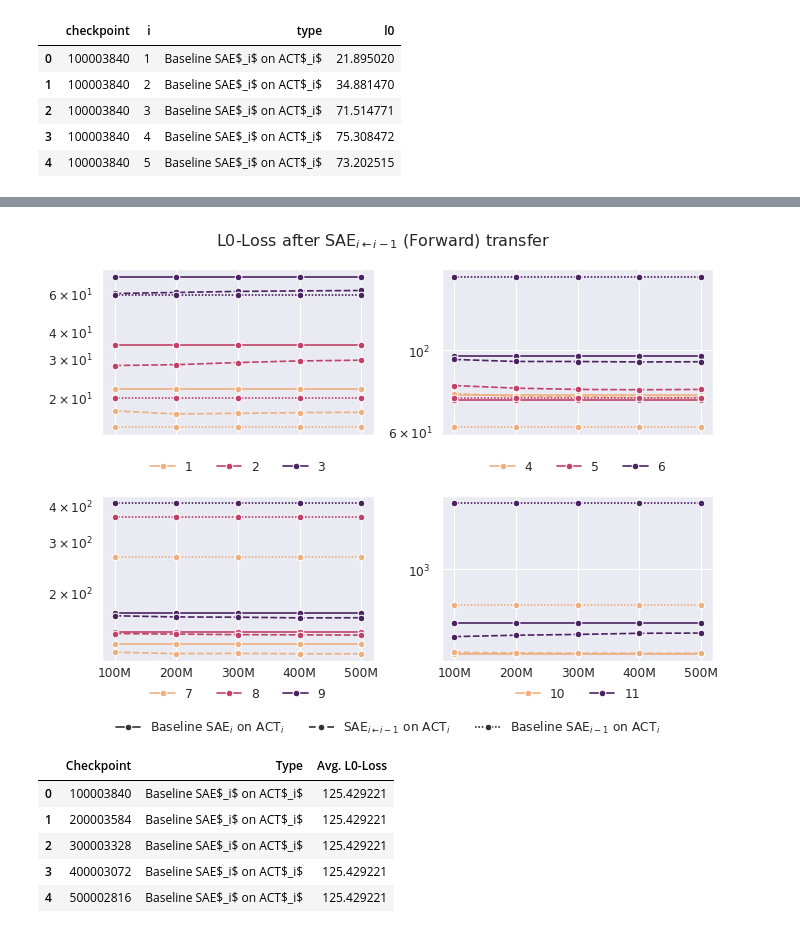
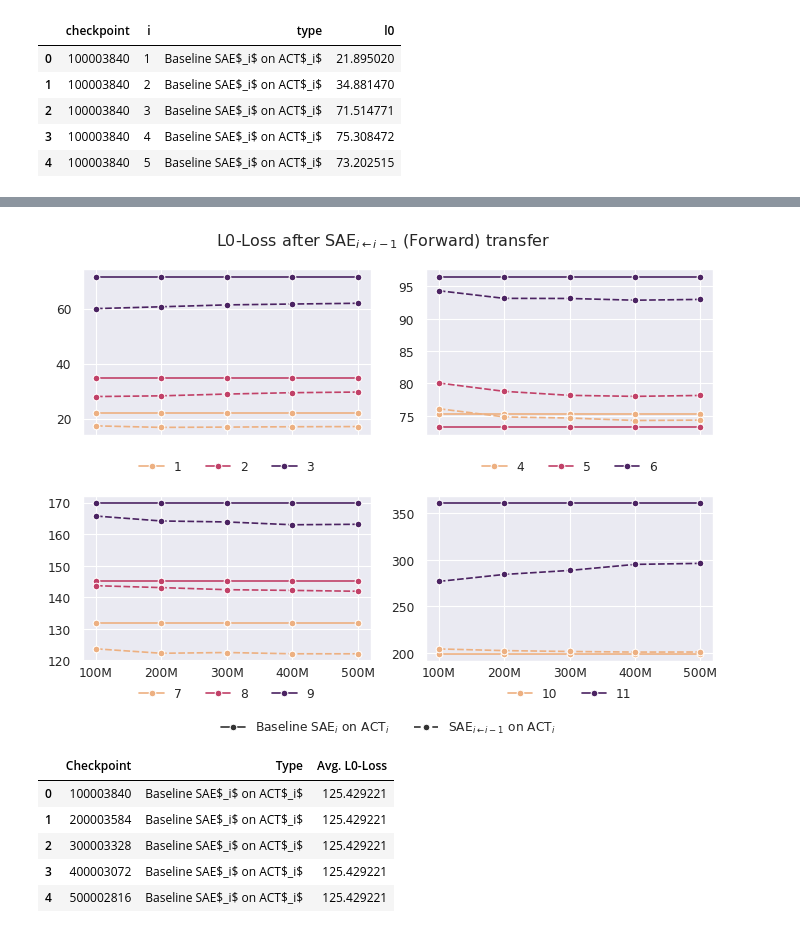
Before and after one commit to ghidav/sae-transfer-learning, a Jupyter notebook: paper_plot.ipynb, the cells around one changed output, grey strips where cells are left out. Saved outputs shown, nothing was run; the diff lists cells and outputs as text; code cells hidden in the pictures.

```diff
--- a/paper_plot.ipynb
+++ b/paper_plot.ipynb
@@ -825,7 +1035,7 @@ import matplotlib.legend
 
 sns.set_context("paper")
 
-fig, axes = plt.subplots(2, 2, figsize=(7, 5), sharex=True, sharey=False, dpi=110)
+fig, axes = plt.subplots(2, 2, figsize=(7, 5), sharex=True, sharey=False)
 for i, layers in enumerate([[0, 1, 2], [3, 4, 5], [6, 7, 8], [9, 10]]):
     ax = axes[i // 2, i % 2]
     sns.lineplot(
@@ -850,8 +1060,8 @@ for i, layers in enumerate([[0, 1, 2], [3, 4, 5], [6, 7, 8], [9, 10]]):
 fig.add_artist(
     matplotlib.legend.Legend(
         fig,
-        h[-3:],
-        l[-3:],
+        h[-3 + int(remove_baseline) :],
+        l[-3 + int(remove_baseline) :],
         loc="lower center",
         bbox_to_anchor=(0.5, -0.02),
         ncol=3,
@@ -861,5 +1071,8 @@ fig.add_artist(
 )
 plt.suptitle("L0-Loss after SAE$_{i\leftarrow i+1}$ (Backward) transfer")
 plt.tight_layout()
-plt.savefig(IMG_PATH + f"lineplot_l0_bwd_small_all.png", dpi=300, bbox_inches="tight")
+if remove_baseline:
+    plt.savefig(IMG_PATH + f"lineplot_l0_bwd_small_all_no_lower_baseline.png", dpi=300, bbox_inches="tight")
+else:
+    plt.savefig(IMG_PATH + f"lineplot_l0_bwd_small_all.png", dpi=300, bbox_inches="tight")
 # %% [output]
@@ -939,11 +1152,21 @@ for ckpt in mapping.values():
     fwd_df["checkpoint"] = ckpt.replace("final_", "")
     l0_fwd_dfs.append(fwd_df)
 # %%
-l0_fwd_dfs_plot = (
-    pd.concat(l0_fwd_dfs, axis=0)
-    .reset_index(names="i")
-    .melt(id_vars=["checkpoint", "i"], var_name="type", value_name="l0")
-)
+remove_baseline = True
+
+if remove_baseline:
+    l0_fwd_dfs_plot = (
+        pd.concat(l0_fwd_dfs, axis=0)
+        .reset_index(names="i")
+        .melt(id_vars=["checkpoint", "i"], var_name="type", value_name="l0")
+    )
+    l0_fwd_dfs_plot = l0_fwd_dfs_plot[l0_fwd_dfs_plot["type"] != "Baseline SAE$_{i-1}$ on ACT$_{i}$"]
+else:
+    l0_fwd_dfs_plot = (
+        pd.concat(l0_fwd_dfs, axis=0)
+        .reset_index(names="i")
+        .melt(id_vars=["checkpoint", "i"], var_name="type", value_name="l0")
+    )
 l0_fwd_dfs_plot["i"] = l0_fwd_dfs_plot["i"] + 1
 l0_fwd_dfs_plot.head()
 # %% [output]
@@ -1045,38 +1268,41 @@ for i, layers in enumerate([[1, 2, 3], [4, 5, 6], [7, 8, 9], [10, 11]]):
         data=l0_fwd_dfs_plot[l0_fwd_dfs_plot["i"].isin(layers)],
         x="checkpoint",
         y="l0",
         hue="i",
         style="type",
         err_style="bars",
         legend="full",
         palette=sns.color_palette("flare", as_cmap=True),
         ax=ax,
         marker="o",
     )
     h, l = ax.get_legend_handles_labels()
     ax.legend(h[1 : 4 - int(i == 3)], l[1 : 4 - int(i == 3)])
     sns.move_legend(ax, "lower center", bbox_to_anchor=(0.5, -0.3), ncol=4, title=None, frameon=False)
     ax.set_xticklabels(["100M", "200M", "300M", "400M", "500M"], va="center", ha="center")
     ax.set_xlabel("")
     ax.set_ylabel("")
-    ax.set_yscale("log")
+    # ax.set_yscale("log")
 fig.add_artist(
     matplotlib.legend.Legend(
         fig,
-        h[-3:],
-        l[-3:],
+        h[-3 + int(remove_baseline) :],
+        l[-3 + int(remove_baseline) :],
         loc="lower center",
         bbox_to_anchor=(0.5, -0.02),
         ncol=3,
         title=None,
         frameon=False,
     )
 )
 plt.suptitle("L0-Loss after SAE$_{i\leftarrow i-1}$ (Forward) transfer")
 plt.tight_layout()
-plt.savefig(IMG_PATH + "lineplot_fwd_l0_small_all.png", dpi=300, bbox_inches="tight")
+if remove_baseline:
+    plt.savefig(IMG_PATH + f"lineplot_fwd_l0_small_all_no_lower_baseline.png", dpi=300, bbox_inches="tight")
+else:
+    plt.savefig(IMG_PATH + "lineplot_fwd_l0_small_all.png", dpi=300, bbox_inches="tight")
 # %% [output]
-[figure, old version]
+[figure, new version]
 # %%
 # Avgs per checkpoint
 l0_fwd_avgs_df = pd.DataFrame.from_dict(
```
Also changed, not shown: parts of 20 cells of this notebook.
